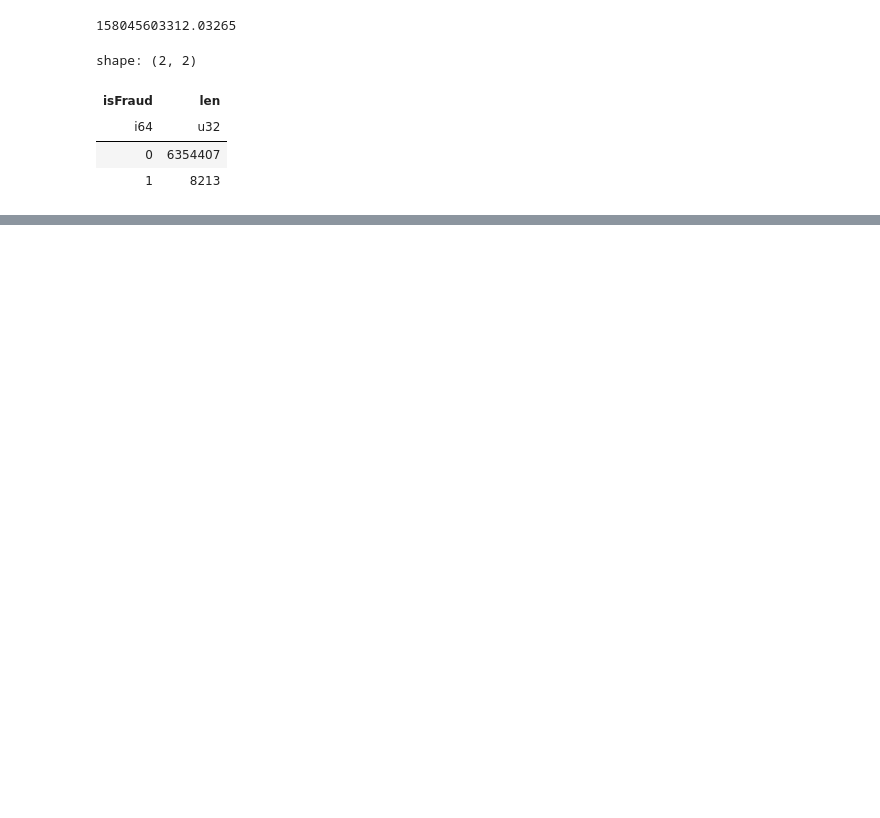
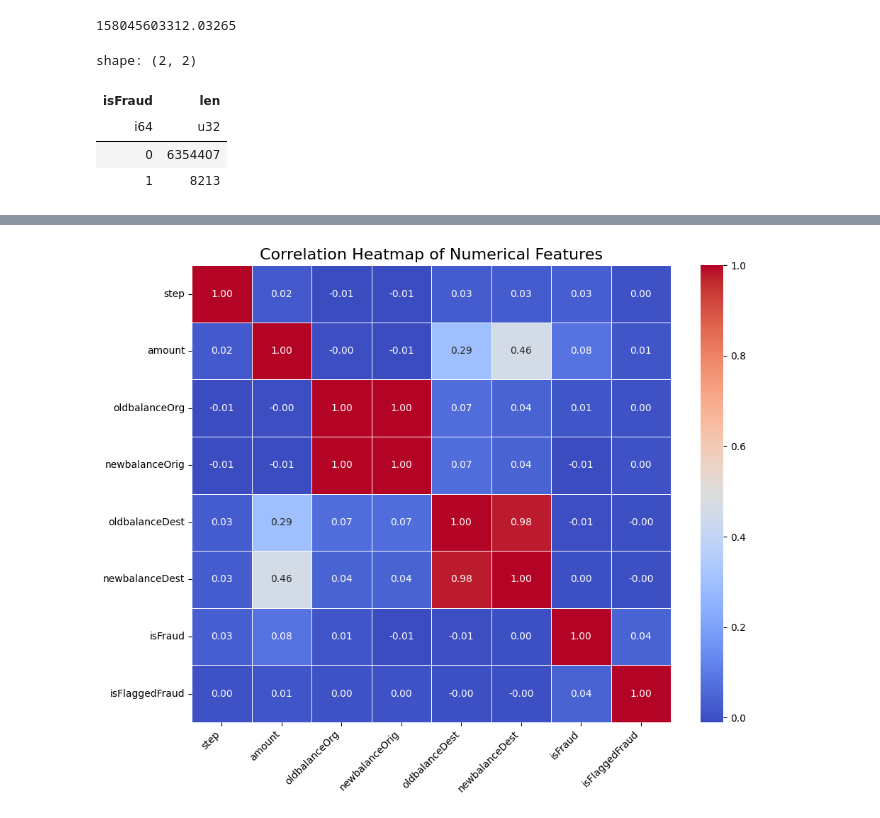
Before and after one commit to BlueHowl/LGG-Thomas5, a Jupyter notebook: 01-TheField/02-Python/03bis-Polars/test.ipynb, the cells around one changed output, grey strips where cells are left out. Drawn from its saved outputs; the diff is of its cells as text; code cells hidden in the pictures; blank space fills up the shorter version.

```diff
--- a/01-TheField/02-Python/03bis-Polars/test.ipynb
+++ b/01-TheField/02-Python/03bis-Polars/test.ipynb
@@ -51,0 +78,48 @@ shape: (2, 2)
+# %%
+
+
+# Convert LazyFrame to DataFrame with only numerical columns
+df = lf.select([
+    col for col in lf.columns
+    if lf.schema[col] in [pl.Float32, pl.Float64, pl.Int32, pl.Int64]
+]).collect()
+
+# Calculate correlation matrix
+corr_matrix = df.corr()
+
+# # Set up the matplotlib figure
+# plt.figure(figsize=(10, 8))
+
+# # Draw the heatmap with seaborn
+# sns.heatmap(corr_matrix, annot=True, cmap='coolwarm', fmt='.2f', linewidths=0.5)
+# plt.title('Correlation Heatmap of Numerical Features')
+# plt.tight_layout()
+# plt.show()
+
+# Since we already have df and corr_matrix, we can directly improve the heatmap visualization
+
+# Get proper column names for the correlation matrix
+column_names = corr_matrix.columns
+
+# Set up the matplotlib figure
+plt.figure(figsize=(10, 8))
+
+# Draw the heatmap with seaborn with improved labels
+sns.heatmap(
+    corr_matrix,
+    annot=True,
+    cmap='coolwarm',
+    fmt='.2f',
+    linewidths=0.5,
+    xticklabels=column_names,
+    yticklabels=column_names
+)
+
+# Add clearer labels and title
+plt.title('Correlation Heatmap of Numerical Features', fontsize=16)
+plt.xticks(rotation=45, ha='right', fontsize=10)
+plt.yticks(fontsize=10)
+plt.tight_layout()
+plt.show()
+# %% [output]
+[figure, added]
```
Also changed, not shown: parts of 5 cells of this notebook.
